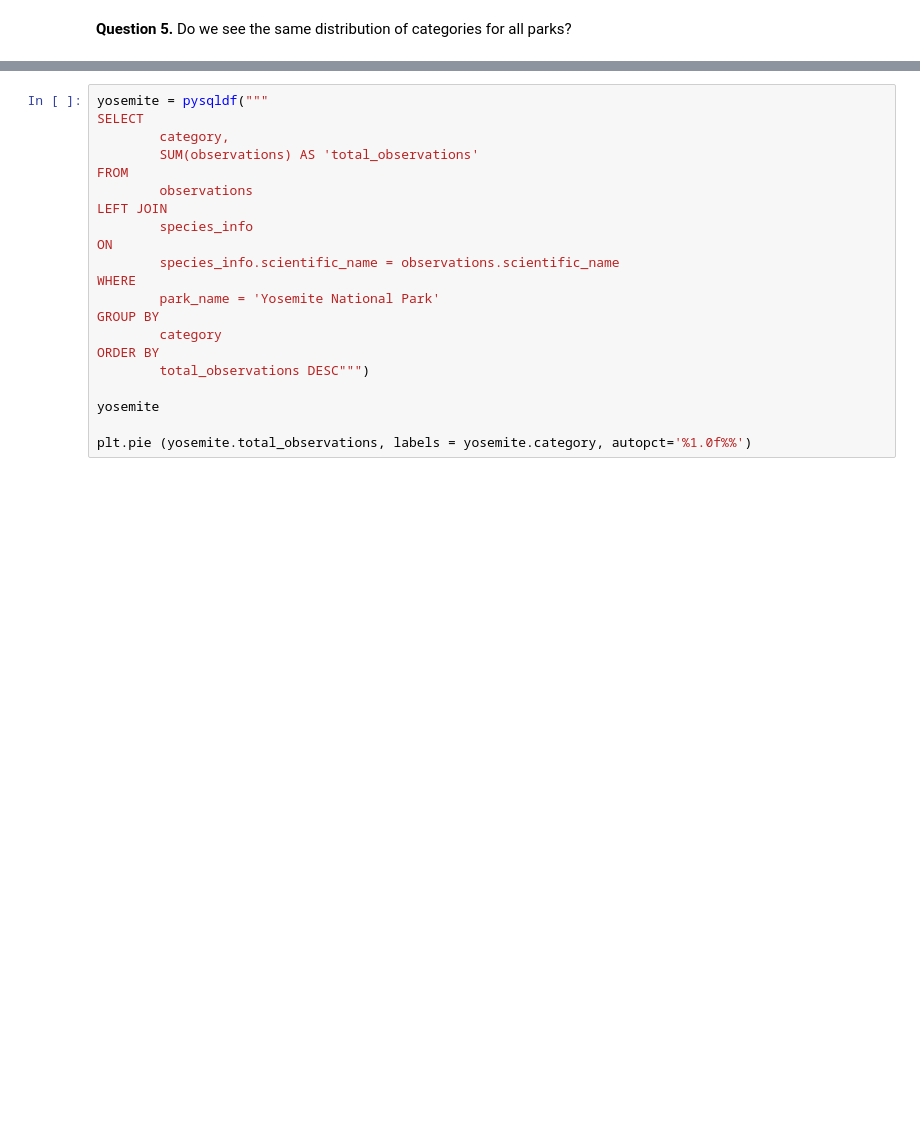
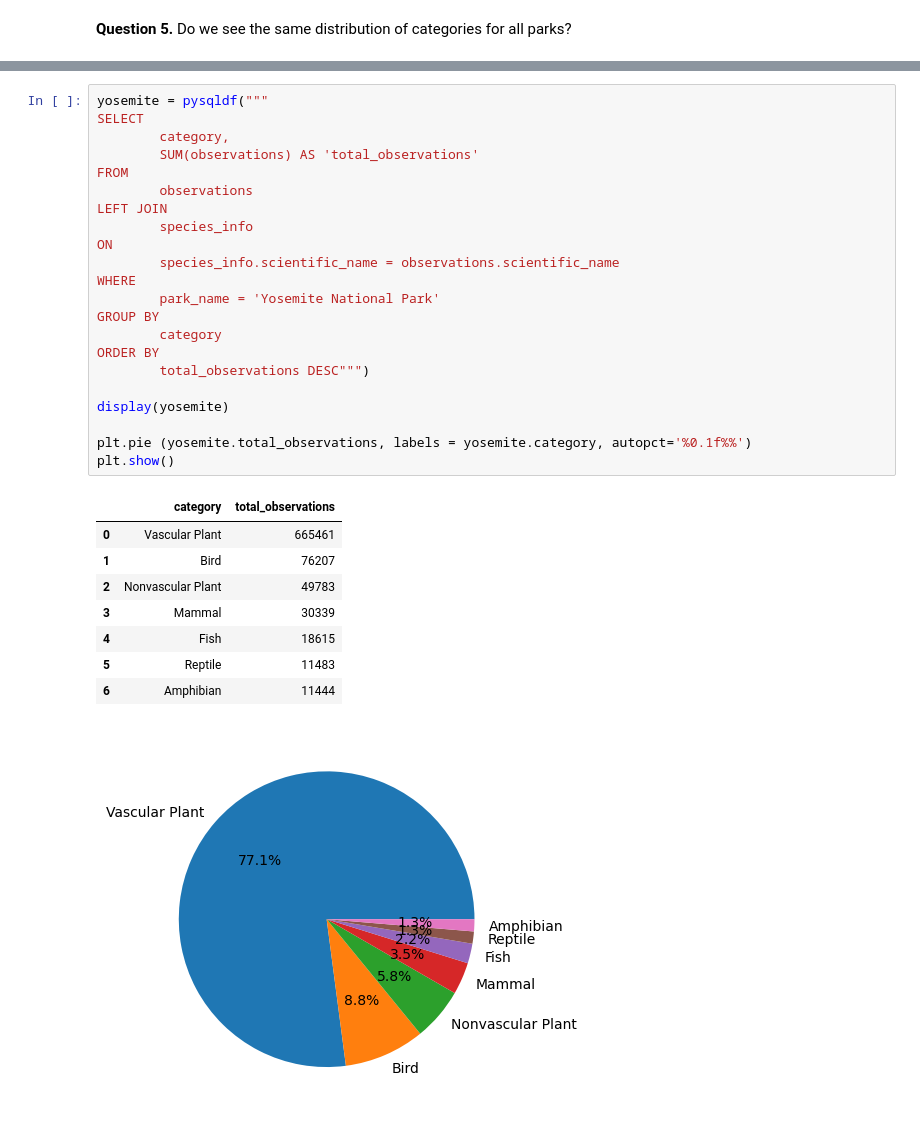
Before and after one commit to joaohumbg1/biodiversity, a Jupyter notebook: biodiversity.ipynb, the cells around one changed output, grey strips where cells are left out. Saved outputs shown, nothing was run; the diff lists cells and outputs as text; blank space fills up the shorter version.

```diff
--- a/biodiversity.ipynb
+++ b/biodiversity.ipynb
@@ -618,24 +608,35 @@ plt.pie (yellowstone.total_observations, labels = yellowstone.category, autopct=
 # %%
 yosemite = pysqldf("""
 SELECT
         category,
         SUM(observations) AS 'total_observations'
 FROM
         observations
 LEFT JOIN
         species_info
 ON
         species_info.scientific_name = observations.scientific_name
 WHERE
         park_name = 'Yosemite National Park'
 GROUP BY
         category
 ORDER BY
         total_observations DESC""")
 
-yosemite
+display(yosemite)
 
-plt.pie (yosemite.total_observations, labels = yosemite.category, autopct='%1.0f%%')
+plt.pie (yosemite.total_observations, labels = yosemite.category, autopct='%0.1f%%')
+plt.show()
+# %% [output]
+|  | category | total_observations |
+| 0 | Vascular Plant | 665461 |
+| 1 | Bird | 76207 |
+| 2 | Nonvascular Plant | 49783 |
+| 3 | Mammal | 30339 |
+| 4 | Fish | 18615 |
+| 5 | Reptile | 11483 |
+| 6 | Amphibian | 11444 |
+[figure, added]
 # %%
 bryce = pysqldf("""
 SELECT
```
Also changed, not shown: parts of 17 cells of this notebook.
